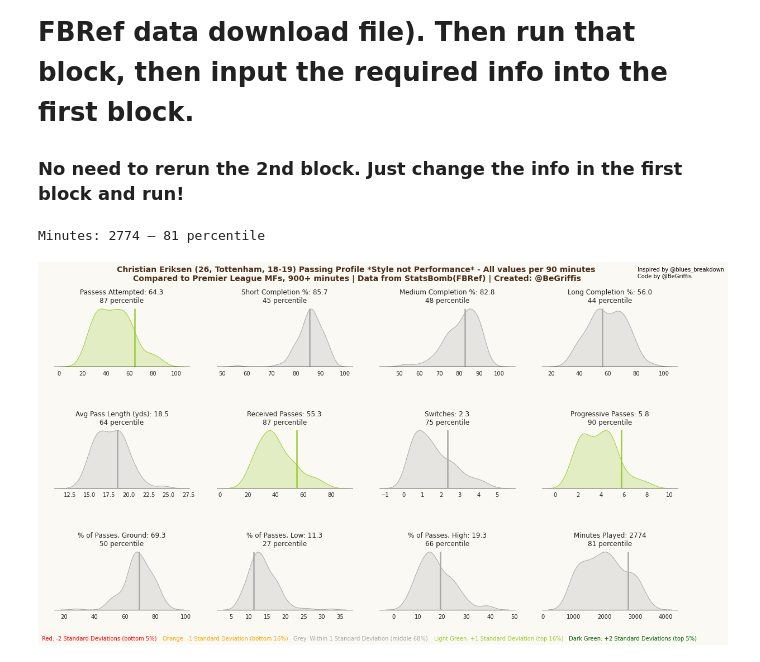
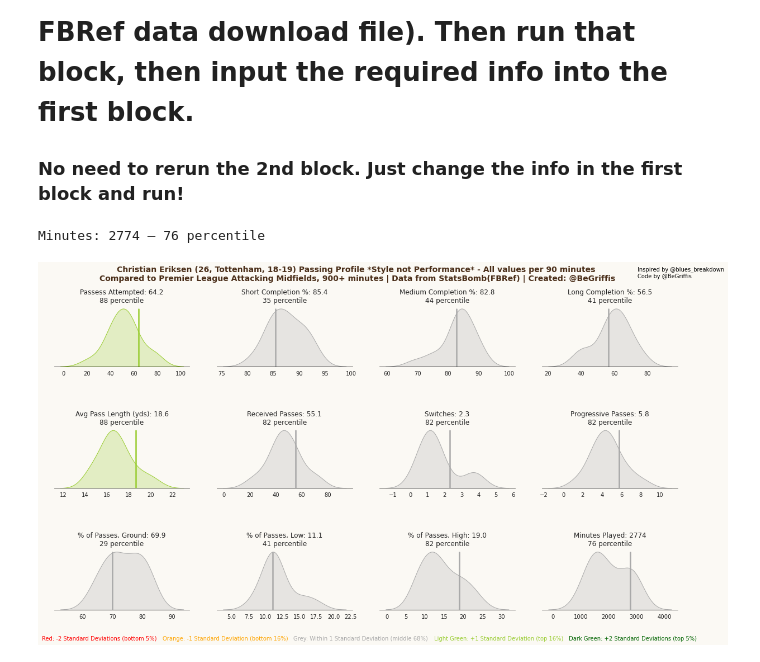
Before and after one commit to griffisben/Soccer-Analyses, a Jupyter notebook: Create Passing Style Charts (Inspired by @Blues_Breakdown).ipynb, the cells around one changed output. Drawn from its saved outputs; the diff is of its cells as text; code cells hidden in the pictures.

```diff
--- a/Create Passing Style Charts (Inspired by @Blues_Breakdown).ipynb
+++ b/Create Passing Style Charts (Inspired by @Blues_Breakdown).ipynb
@@ -2,46 +2,39 @@
 # Input the final names into the second block of code (if you changed the names from the FBRef data download file). Then run that block, then input the required info into the first block.
 ### No need to rerun the 2nd block. Just change the info in the first block and run!
 # %%
-ScoutReport(season = "18-19",               # Season (In the future I'll upload code on my GitHub that will download prior years' data)
-            player_pos = "MF",              # Position of player & comparisons (See note below)
+ScoutReport(season = "18-19",               # Season
+            player_pos = "Attacking Midfield",              # Position of player & comparisons (See note below)
             playerPrompt = "Christian Eriksen",  # Player name
             SquadPrompt = "",               # Optional. But Required for players who played for more than one team
             minutesPlayed = 900,            # The number of minutes to filter by
             compP = "epl",              # OPTIONS: epl, la liga, bundesliga, serie a, ligue 1 ('n' will be all 5 leagues)
-            saveinput = "y",                # 'y' if you want to save figure, 'n' if not
+            saveinput = "n",                # 'y' if you want to save figure, 'n' if not
             signature = "@BeGriffis"     # Your handle
            )
-
-##### For before 21-22, just use 'DF', 'MF', 'FW' #####
-## I'm working on updating the Transfermarkt positions for prior years! ##
-
-
-########## For 21-22, position options are: ##########
-
 ##### Single-Position Options #####
 # Goalkeeper
 # Centre-Back
 # Left-Back
 # Right-Back
 # Defensive Midfield
 # Central Midfield
 # Left Midfield
 # Right Midfield
 # Attacking Midfield
 # Left Winger
 # Right Winger
 # Second Striker
 # Centre-Forward
 
 ##### Multiple Position Options #####
 # Fullback (RB + LB)
 # Midfielder (DM + CM + CAM)
 # Winger (RM + LM + RW + RM))
 # Forward (RW + LW + SS + ST)
 # Striker (CF + SS)
 # %% [output]
-Minutes: 2774 — 81 percentile
+Minutes: 2774 — 76 percentile
-[figure, old version]
+[figure, new version]
 # %%
 # Packages
 %matplotlib inline
```
Also changed, not shown: parts of 1 cell of this notebook.
